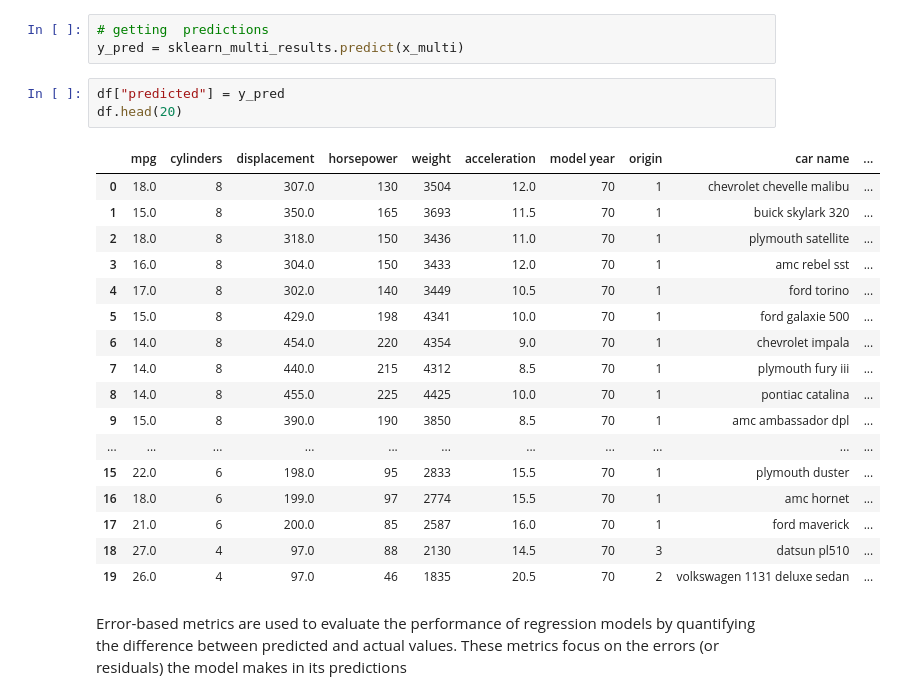
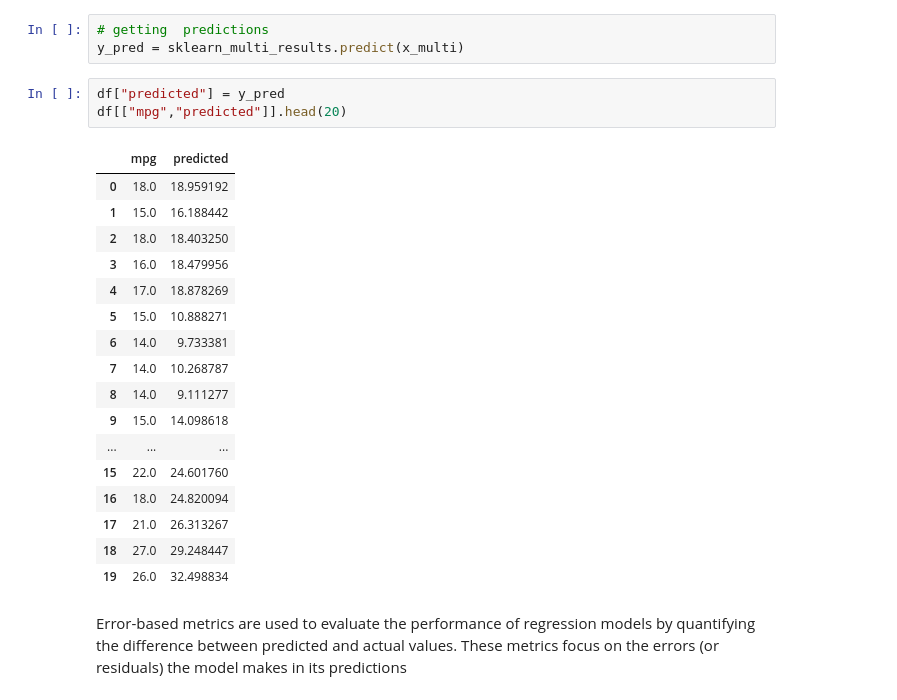
Before and after one commit to karusamuel/multilinear_reg_ols, a Jupyter notebook: index.ipynb, the cells around one changed output. Drawn from its saved outputs; the diff is of its cells as text.

```diff
--- a/index.ipynb
+++ b/index.ipynb
@@ -345,25 +345,25 @@ Second, R-Squared is sensitive to the variance in the data. Small variances in p
 y_pred = sklearn_multi_results.predict(x_multi)
 # %%
 df["predicted"] = y_pred
-df.head(20)
+df[["mpg","predicted"]].head(20)
 # %% [output]
-|  | mpg | cylinders | displacement | horsepower | weight | acceleration | model year | origin | car name | ... |
-| 0 | 18.0 | 8 | 307.0 | 130 | 3504 | 12.0 | 70 | 1 | chevrolet chevelle malibu | ... |
-| 1 | 15.0 | 8 | 350.0 | 165 | 3693 | 11.5 | 70 | 1 | buick skylark 320 | ... |
-| 2 | 18.0 | 8 | 318.0 | 150 | 3436 | 11.0 | 70 | 1 | plymouth satellite | ... |
-| 3 | 16.0 | 8 | 304.0 | 150 | 3433 | 12.0 | 70 | 1 | amc rebel sst | ... |
-| 4 | 17.0 | 8 | 302.0 | 140 | 3449 | 10.5 | 70 | 1 | ford torino | ... |
-| 5 | 15.0 | 8 | 429.0 | 198 | 4341 | 10.0 | 70 | 1 | ford galaxie 500 | ... |
-| 6 | 14.0 | 8 | 454.0 | 220 | 4354 | 9.0 | 70 | 1 | chevrolet impala | ... |
-| 7 | 14.0 | 8 | 440.0 | 215 | 4312 | 8.5 | 70 | 1 | plymouth fury iii | ... |
-| 8 | 14.0 | 8 | 455.0 | 225 | 4425 | 10.0 | 70 | 1 | pontiac catalina | ... |
-| 9 | 15.0 | 8 | 390.0 | 190 | 3850 | 8.5 | 70 | 1 | amc ambassador dpl | ... |
-| ... | ... | ... | ... | ... | ... | ... | ... | ... | ... | ... |
-| 15 | 22.0 | 6 | 198.0 | 95 | 2833 | 15.5 | 70 | 1 | plymouth duster | ... |
-| 16 | 18.0 | 6 | 199.0 | 97 | 2774 | 15.5 | 70 | 1 | amc hornet | ... |
-| 17 | 21.0 | 6 | 200.0 | 85 | 2587 | 16.0 | 70 | 1 | ford maverick | ... |
-| 18 | 27.0 | 4 | 97.0 | 88 | 2130 | 14.5 | 70 | 3 | datsun pl510 | ... |
-| 19 | 26.0 | 4 | 97.0 | 46 | 1835 | 20.5 | 70 | 2 | volkswagen 1131 deluxe sedan | ... |
+|  | mpg | predicted |
+| 0 | 18.0 | 18.959192 |
+| 1 | 15.0 | 16.188442 |
+| 2 | 18.0 | 18.403250 |
+| 3 | 16.0 | 18.479956 |
+| 4 | 17.0 | 18.878269 |
+| 5 | 15.0 | 10.888271 |
+| 6 | 14.0 | 9.733381 |
+| 7 | 14.0 | 10.268787 |
+| 8 | 14.0 | 9.111277 |
+| 9 | 15.0 | 14.098618 |
+| ... | ... | ... |
+| 15 | 22.0 | 24.601760 |
+| 16 | 18.0 | 24.820094 |
+| 17 | 21.0 | 26.313267 |
+| 18 | 27.0 | 29.248447 |
+| 19 | 26.0 | 32.498834 |
 # %% [markdown]
 Error-based metrics are used to evaluate the performance of regression models by quantifying the difference between predicted and actual values. These metrics focus on the errors (or residuals) the model makes in its predictions
 # %% [markdown]
```
Also changed, not shown: parts of 5 cells of this notebook.
